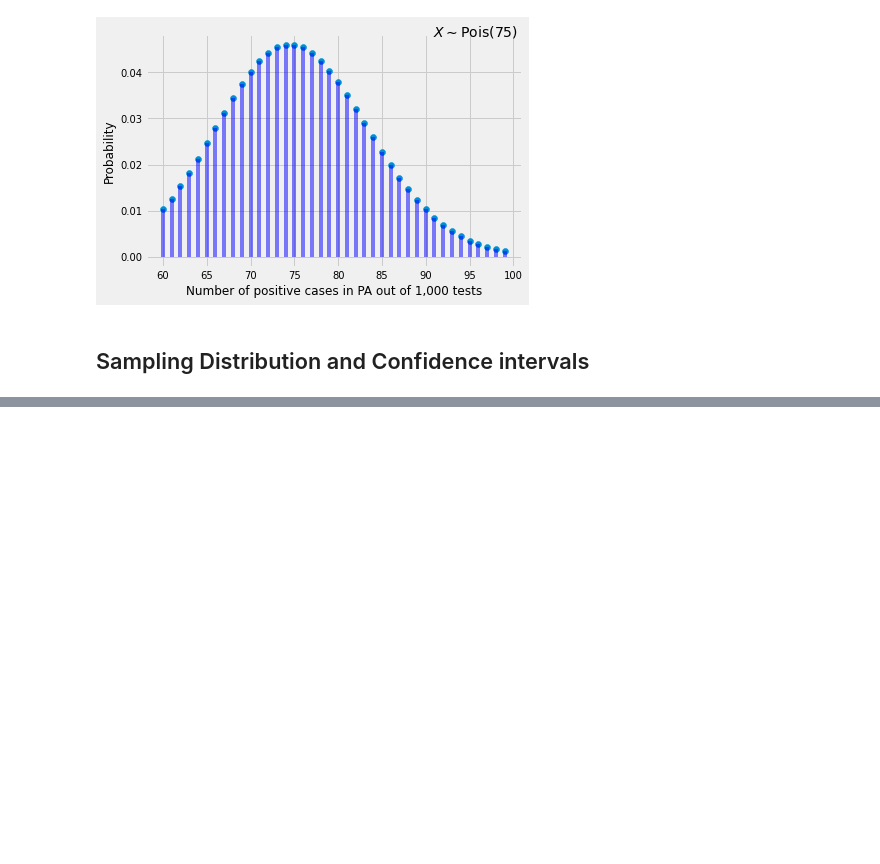
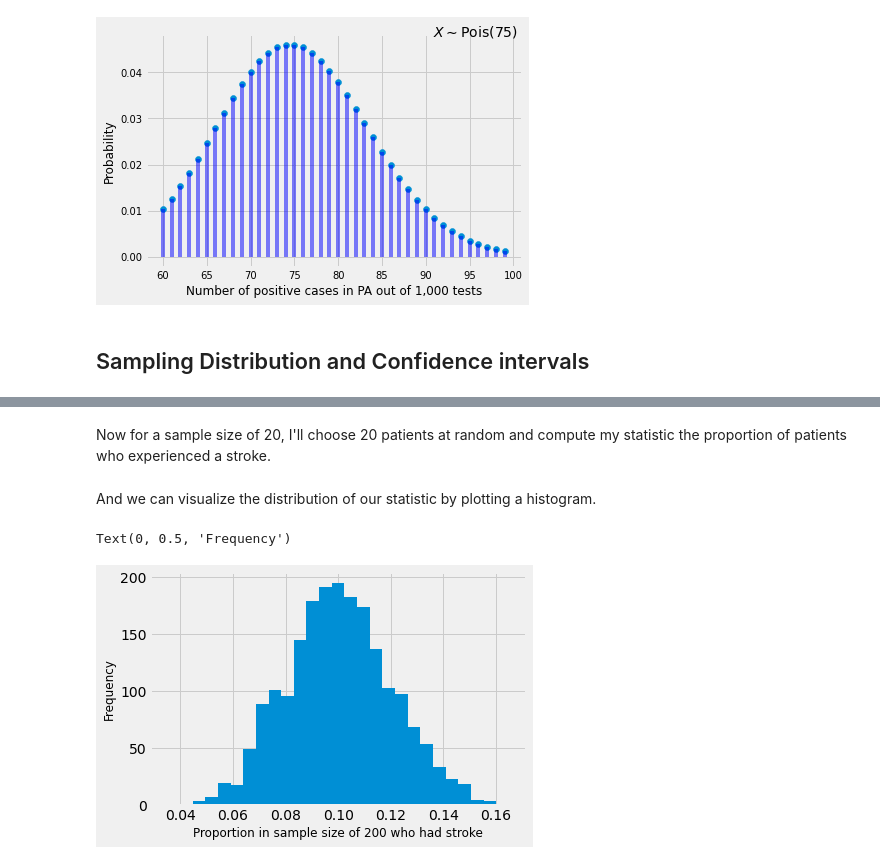
Before and after one commit to computationalUncertaintyLab/2020F_PHDSI, a Jupyter notebook: c7/Class18-20.ipynb, the cells around one changed output, grey strips where cells are left out. Cells and saved outputs as stored; diff of their text form; code cells hidden in the pictures; blank space fills up the shorter version.

```diff
--- a/c7/Class18-20.ipynb
+++ b/c7/Class18-20.ipynb
@@ -170,0 +180,28 @@ Text(0.99, 0.99, '$X\\sim \\mathrm{Pois}(75)$')
+# %%
+import numpy as np
+population = [np.random.binomial(1,0.10) for _ in range(5*10**3)] # create population
+# %% [markdown]
+Now for a sample size of 20, I'll choose 20 patients at random and compute my statistic the proportion of patients who experienced a stroke.
+# %%
+import random
+
+sampleSize = 200
+iterations = 2*10**3
+
+samplingDistribution = []
+for i in range(iterations):
+    randomlySelectedSample = random.sample(population, sampleSize)
+    computeStatistic = np.mean( randomlySelectedSample )
+    samplingDistribution.append(computeStatistic)
+# %% [markdown]
+And we can visualize the distribution of our statistic by plotting a histogram.
+# %%
+plt.style.use("fivethirtyeight")
+
+fig, ax = plt.subplots()
+ax.hist( samplingDistribution,27)
+ax.set_xlabel("Proportion in sample size of 200 who had stroke",fontsize=12)
+ax.set_ylabel("Frequency",fontsize=12)
+# %% [output]
+Text(0, 0.5, 'Frequency')
+[figure, added]
```
Also changed, not shown: parts of 9 cells of this notebook.
